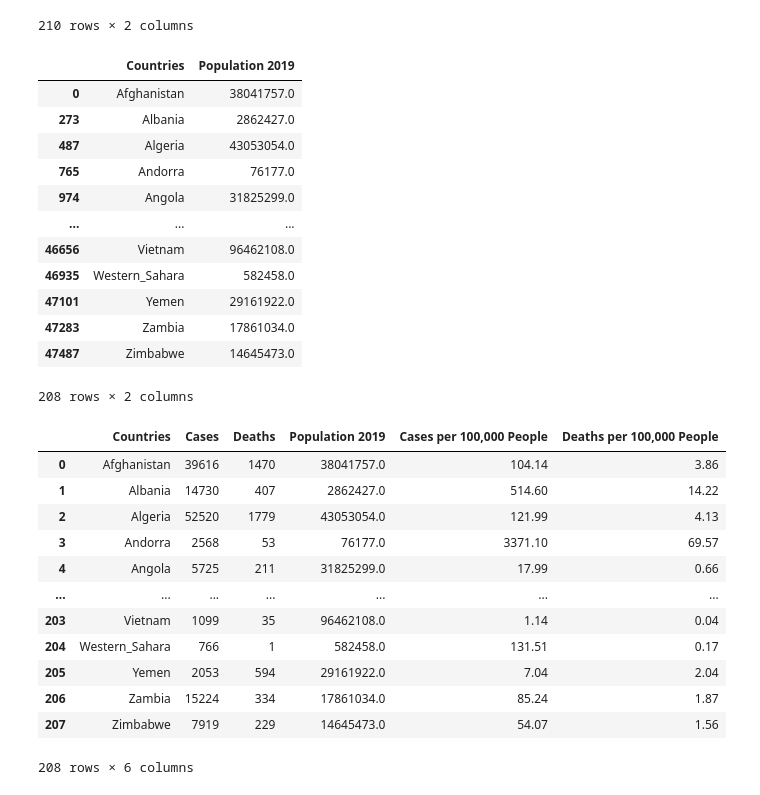
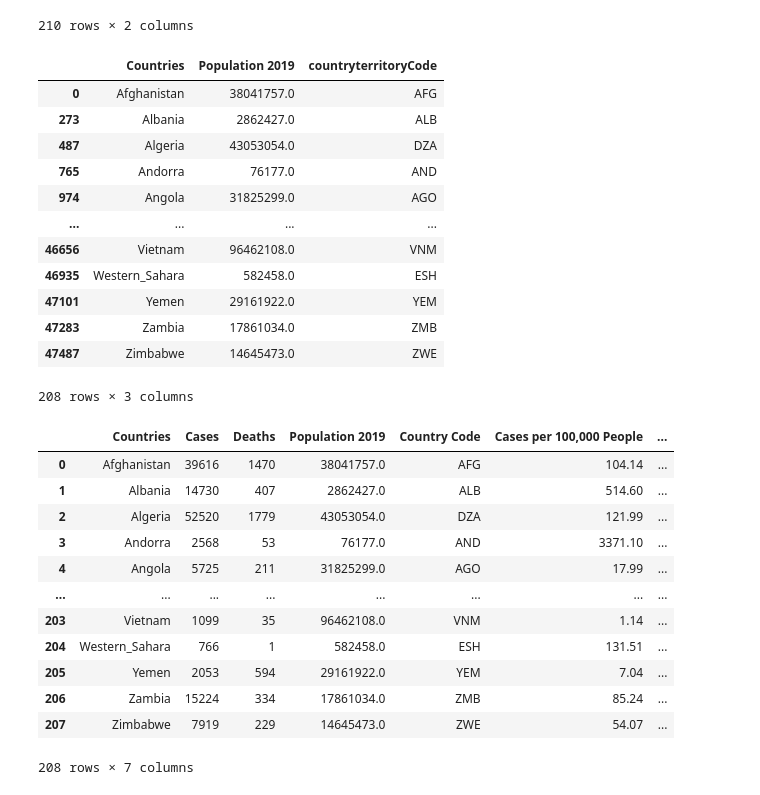
Before and after one commit to AustinRCole/COVID_Lat_GDP_analysis, a Jupyter notebook: Data_clean_Austin.ipynb, the cells around one changed output. Drawn from its saved outputs; the diff is of its cells as text; code cells hidden in the pictures.

Commit message:
finalized initial dataframe

```diff
--- a/Data_clean_Austin.ipynb
+++ b/Data_clean_Austin.ipynb
@@ -52,40 +51,40 @@ COVID_sum
 210 rows × 2 columns
 # %%
 COVID_per = COVID_data.loc[(COVID_data['dateRep'] == '08/10/2020')]
-COVID_per = COVID_per[['countriesAndTerritories','popData2019']]
-COVID_per = COVID_per.rename(columns={'countriesAndTerritories': 'Countries','popData2019':'Population 2019'})
+COVID_per = COVID_per[['Countries','popData2019','countryterritoryCode']]
+COVID_per = COVID_per.rename(columns={'popData2019':'Population 2019'})
 COVID_per
 # %% [output]
-|  | Countries | Population 2019 |
-| 0 | Afghanistan | 38041757.0 |
-| 273 | Albania | 2862427.0 |
-| 487 | Algeria | 43053054.0 |
-| 765 | Andorra | 76177.0 |
-| 974 | Angola | 31825299.0 |
-| ... | ... | ... |
-| 46656 | Vietnam | 96462108.0 |
-| 46935 | Western_Sahara | 582458.0 |
-| 47101 | Yemen | 29161922.0 |
-| 47283 | Zambia | 17861034.0 |
-| 47487 | Zimbabwe | 14645473.0 |
+|  | Countries | Population 2019 | countryterritoryCode |
+| 0 | Afghanistan | 38041757.0 | AFG |
+| 273 | Albania | 2862427.0 | ALB |
+| 487 | Algeria | 43053054.0 | DZA |
+| 765 | Andorra | 76177.0 | AND |
+| 974 | Angola | 31825299.0 | AGO |
+| ... | ... | ... | ... |
+| 46656 | Vietnam | 96462108.0 | VNM |
+| 46935 | Western_Sahara | 582458.0 | ESH |
+| 47101 | Yemen | 29161922.0 | YEM |
+| 47283 | Zambia | 17861034.0 | ZMB |
+| 47487 | Zimbabwe | 14645473.0 | ZWE |
-208 rows × 2 columns
+208 rows × 3 columns
 # %%
 COVID_final = pd.merge(COVID_sum, COVID_per, how='inner',on='Countries')
 COVID_final['Cases per 100,000 People'] = round(COVID_final['cases']/COVID_final['Population 2019'] * 100000,2)
 COVID_final['Deaths per 100,000 People'] = round(COVID_final['deaths']/COVID_final['Population 2019'] * 100000,2)
-COVID_final = COVID_final.rename(columns={'cases':'Cases','deaths':'Deaths'})
+COVID_final = COVID_final.rename(columns={'cases':'Cases','deaths':'Deaths','countryterritoryCode':'Country Code'})
 COVID_final
 # %% [output]
-|  | Countries | Cases | Deaths | Population 2019 | Cases per 100,000 People | Deaths per 100,000 People |
-| 0 | Afghanistan | 39616 | 1470 | 38041757.0 | 104.14 | 3.86 |
-| 1 | Albania | 14730 | 407 | 2862427.0 | 514.60 | 14.22 |
-| 2 | Algeria | 52520 | 1779 | 43053054.0 | 121.99 | 4.13 |
-| 3 | Andorra | 2568 | 53 | 76177.0 | 3371.10 | 69.57 |
-| 4 | Angola | 5725 | 211 | 31825299.0 | 17.99 | 0.66 |
-| ... | ... | ... | ... | ... | ... | ... |
-| 203 | Vietnam | 1099 | 35 | 96462108.0 | 1.14 | 0.04 |
-| 204 | Western_Sahara | 766 | 1 | 582458.0 | 131.51 | 0.17 |
-| 205 | Yemen | 2053 | 594 | 29161922.0 | 7.04 | 2.04 |
-| 206 | Zambia | 15224 | 334 | 17861034.0 | 85.24 | 1.87 |
-| 207 | Zimbabwe | 7919 | 229 | 14645473.0 | 54.07 | 1.56 |
+|  | Countries | Cases | Deaths | Population 2019 | Country Code | Cases per 100,000 People | ... |
+| 0 | Afghanistan | 39616 | 1470 | 38041757.0 | AFG | 104.14 | ... |
+| 1 | Albania | 14730 | 407 | 2862427.0 | ALB | 514.60 | ... |
+| 2 | Algeria | 52520 | 1779 | 43053054.0 | DZA | 121.99 | ... |
+| 3 | Andorra | 2568 | 53 | 76177.0 | AND | 3371.10 | ... |
+| 4 | Angola | 5725 | 211 | 31825299.0 | AGO | 17.99 | ... |
+| ... | ... | ... | ... | ... | ... | ... | ... |
+| 203 | Vietnam | 1099 | 35 | 96462108.0 | VNM | 1.14 | ... |
+| 204 | Western_Sahara | 766 | 1 | 582458.0 | ESH | 131.51 | ... |
+| 205 | Yemen | 2053 | 594 | 29161922.0 | YEM | 7.04 | ... |
+| 206 | Zambia | 15224 | 334 | 17861034.0 | ZMB | 85.24 | ... |
+| 207 | Zimbabwe | 7919 | 229 | 14645473.0 | ZWE | 54.07 | ... |
-208 rows × 6 columns
+208 rows × 7 columns
```
Also changed, not shown: parts of 7 cells of this notebook.
